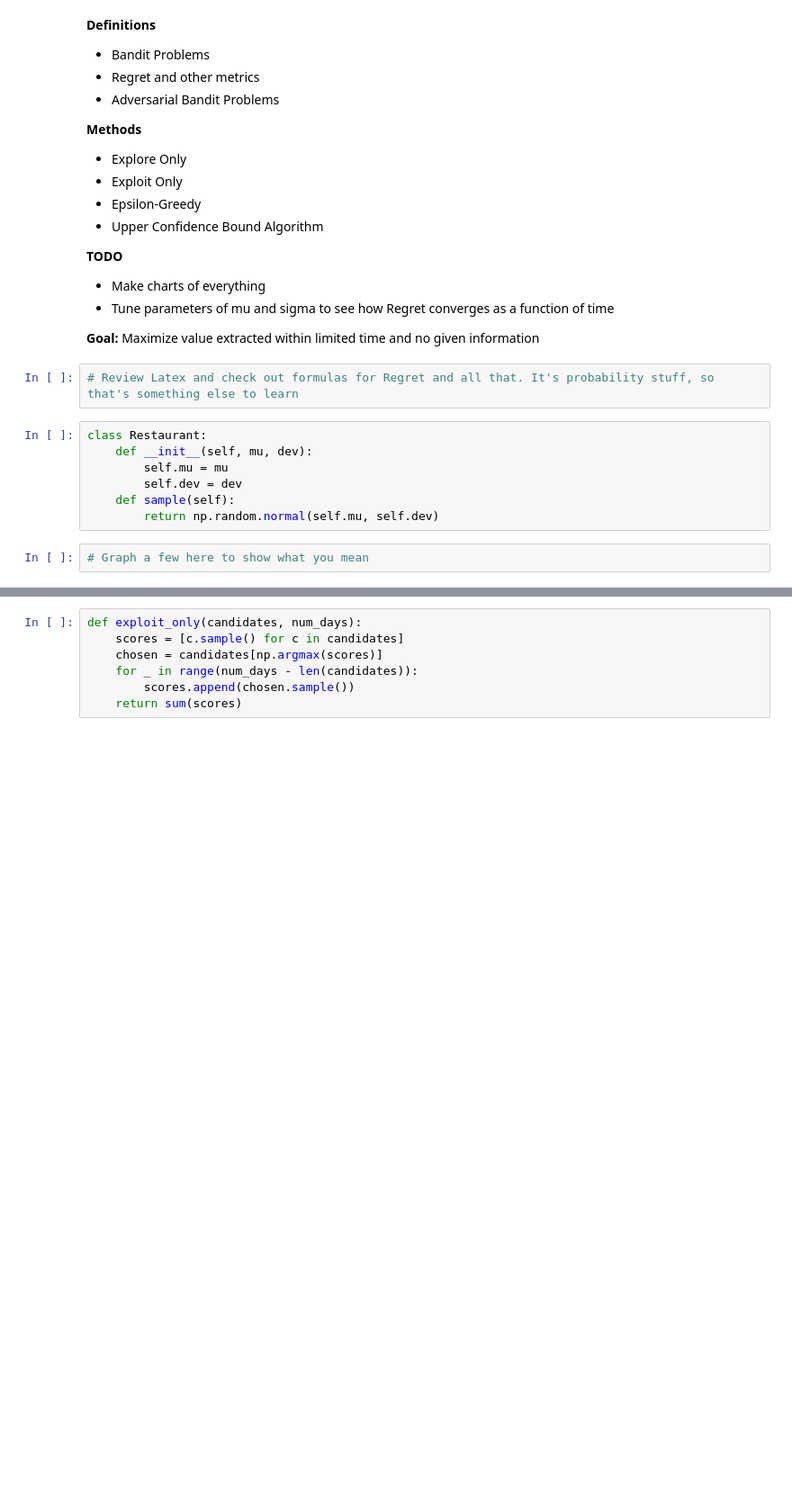
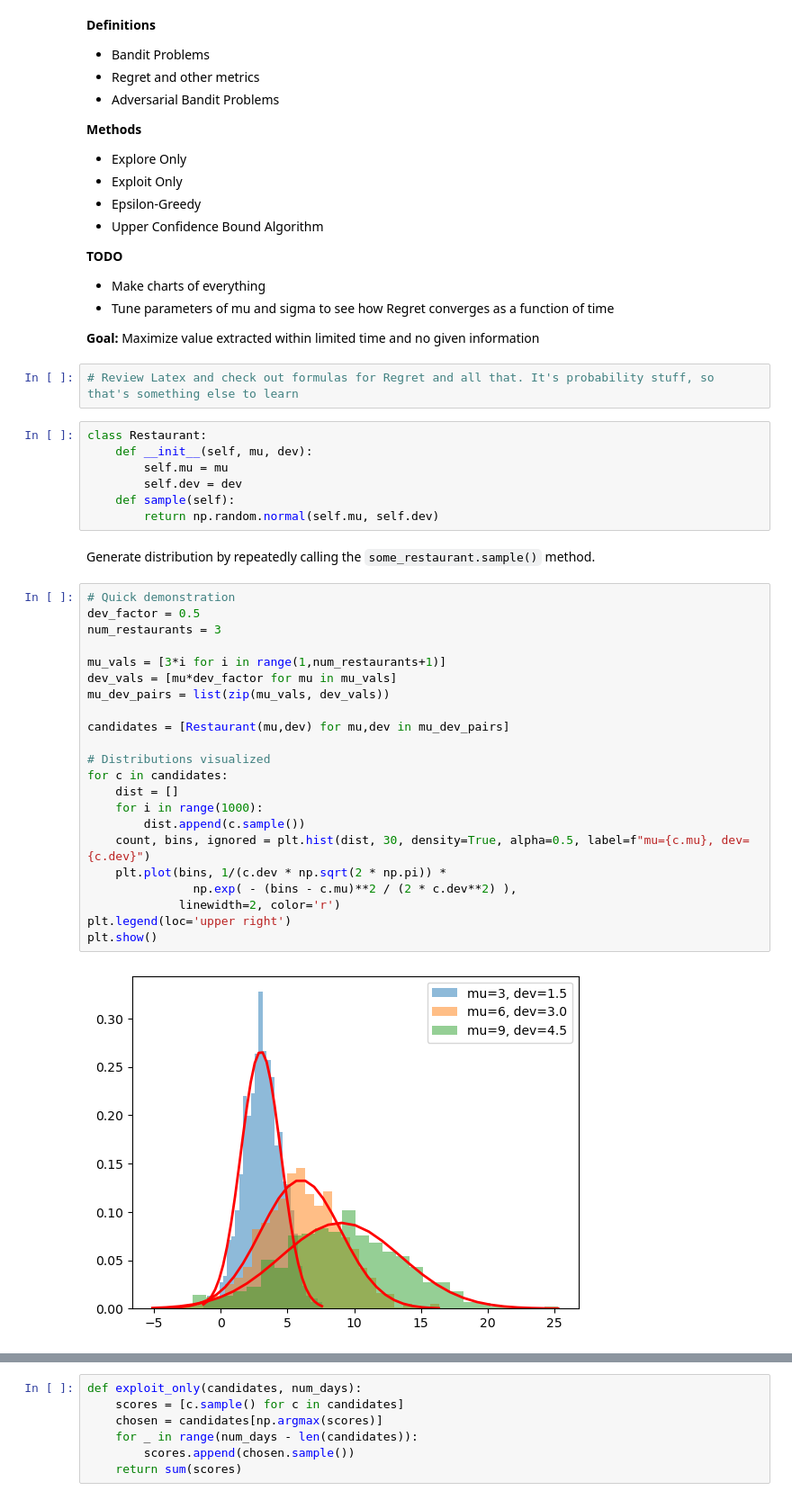
Before and after one commit to AlexPei-YuTsai/UCBTests, a Jupyter notebook: Bandit Problem Explorations.ipynb, the cells around one changed output, grey strips where cells are left out. Shown: that part at 90% size. Drawn from its saved outputs; the diff is of its cells as text; blank space fills up the shorter version.

```diff
--- a/Bandit Problem Explorations.ipynb
+++ b/Bandit Problem Explorations.ipynb
@@ -30,5 +30,29 @@ class Restaurant:
         self.dev = dev
     def sample(self):
         return np.random.normal(self.mu, self.dev)
-# %%
-# Graph a few here to show what you mean
+# %% [markdown]
+Generate distribution by repeatedly calling the `some_restaurant.sample()` method.
+# %%
+# Quick demonstration
+dev_factor = 0.5
+num_restaurants = 3
+
+mu_vals = [3*i for i in range(1,num_restaurants+1)]
+dev_vals = [mu*dev_factor for mu in mu_vals]
+mu_dev_pairs = list(zip(mu_vals, dev_vals))
+
+candidates = [Restaurant(mu,dev) for mu,dev in mu_dev_pairs]
+
+# Distributions visualized
+for c in candidates:
+    dist = []
+    for i in range(1000):
+        dist.append(c.sample())
+    count, bins, ignored = plt.hist(dist, 30, density=True, alpha=0.5, label=f"mu={c.mu}, dev={c.dev}")
+    plt.plot(bins, 1/(c.dev * np.sqrt(2 * np.pi)) *
+               np.exp( - (bins - c.mu)**2 / (2 * c.dev**2) ),
+             linewidth=2, color='r')
+plt.legend(loc='upper right')
+plt.show()
+# %% [output]
+[figure, added]
```
Also changed, not shown: parts of 24 cells of this notebook, 1 other file.
